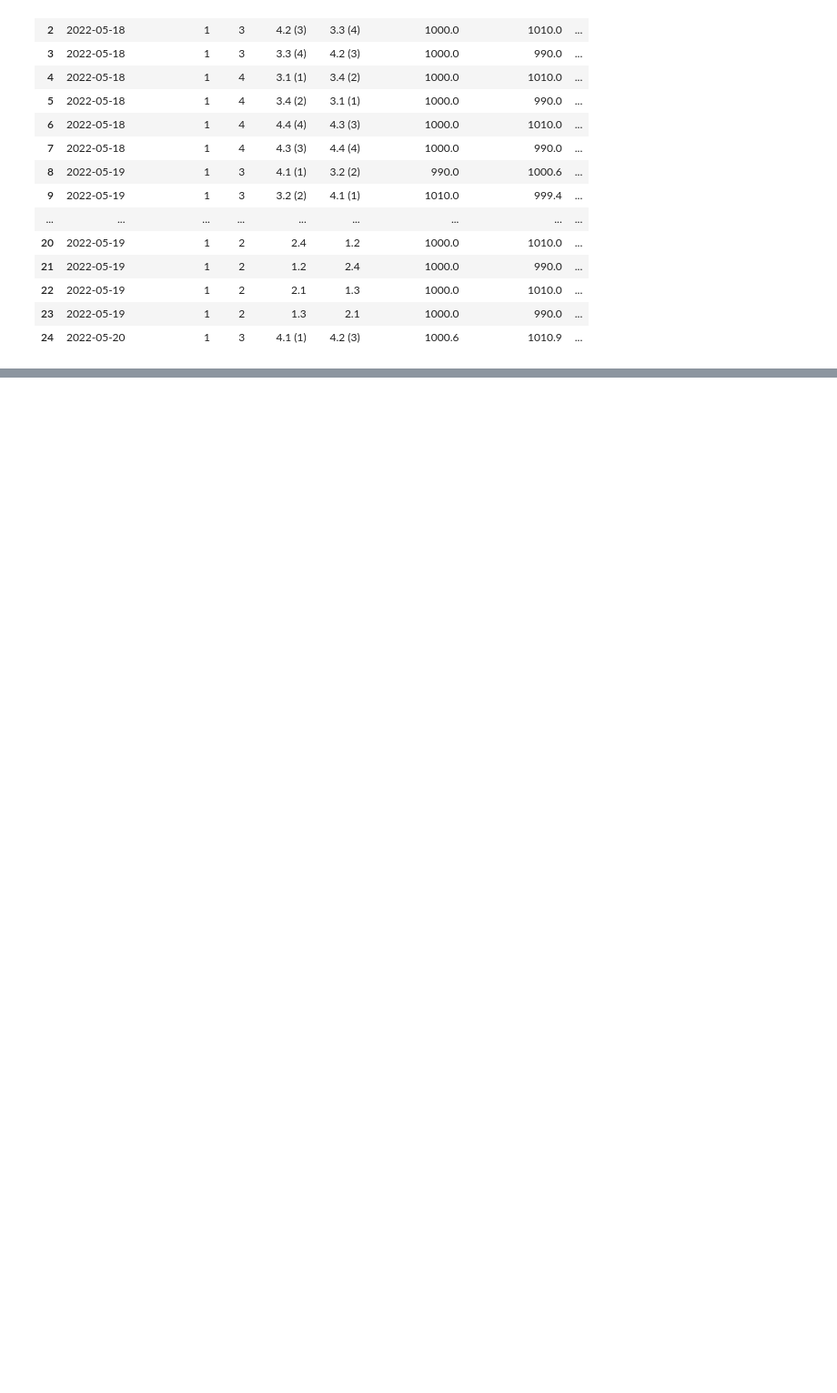
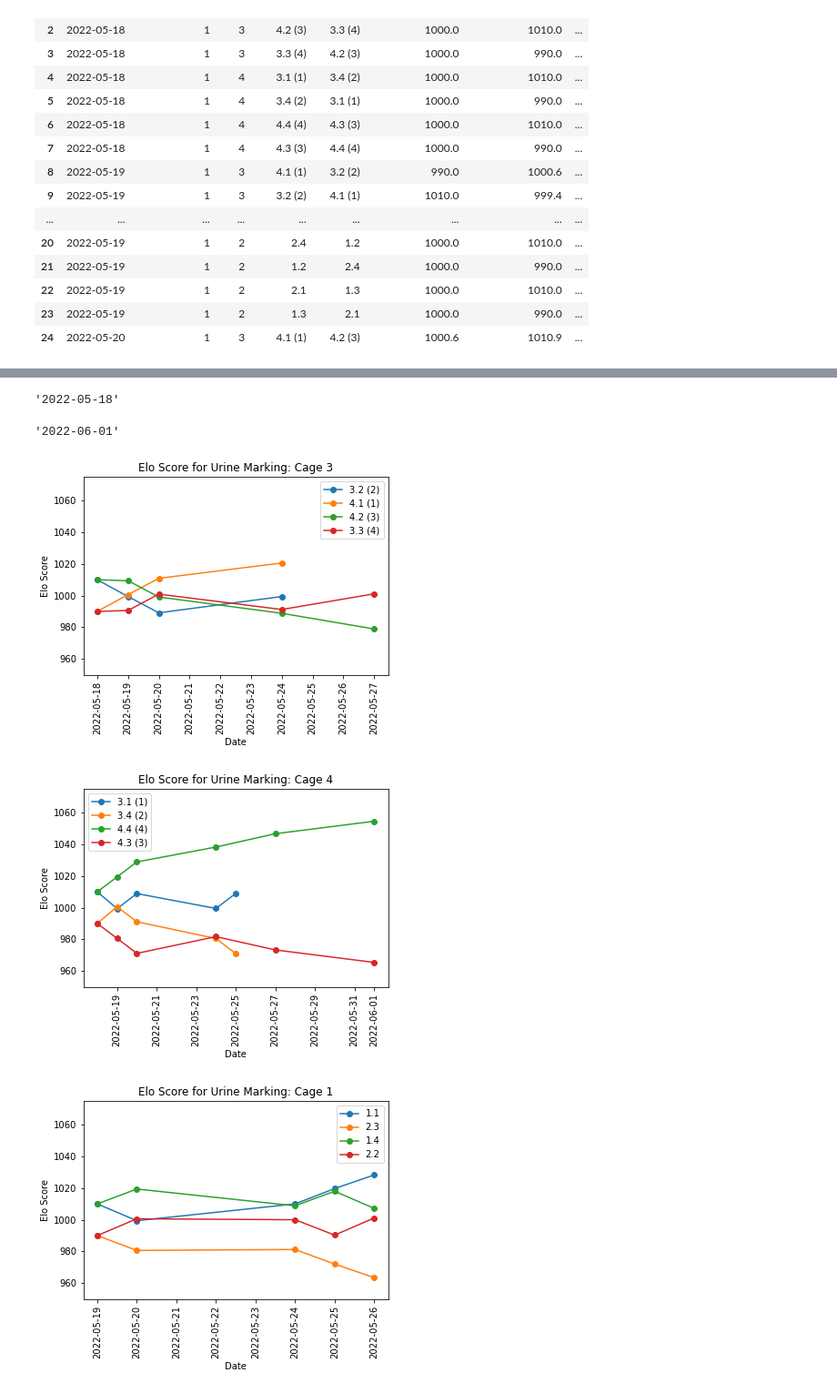
Before and after one commit to padillacoreanolab/literature_review_processing, a Jupyter notebook: results/elo_score_testing/urine_marking_processing.ipynb, the cells around one changed output, grey strips where cells are left out. Shown at 91% size. Drawn from its saved outputs; the diff is of its cells as text; code cells hidden in the pictures; blank space fills up the shorter version.

Commit message:
nb: urine marking plots

```diff
--- a/results/elo_score_testing/urine_marking_processing.ipynb
+++ b/results/elo_score_testing/urine_marking_processing.ipynb
@@ -6,6 +11,10 @@ from collections import defaultdict
 # %%
 import numpy as np
 import pandas as pd
+# %%
+# Increase size of plot in jupyter
+
+plt.rcParams["figure.figsize"] = (10,6)
 # %% [markdown]
 ## Summary
 # %% [markdown]
@@ -299,0 +311,51 @@ urine_marking_elo_score_df.head(n=25)
+# %%
+# Given timestamp in string
+time_str = '2021-7-24'
+date_format_str = '%Y-%m-%d'
+# create datetime object from timestamp string
+given_time = datetime.strptime(time_str, date_format_str)
+# %%
+urine_marking_elo_score_df["date_time"] = urine_marking_elo_score_df["date"].apply(lambda x: datetime.strptime(x, date_format_str))
+# %%
+earliest_date = urine_marking_elo_score_df["date"].min()
+latest_date = urine_marking_elo_score_df["date"].max()
+# %%
+earliest_date
+# %% [output]
+'2022-05-18'
+# %%
+latest_date
+# %% [output]
+'2022-06-01'
+# %%
+# Plotting for each cage
+for cage in urine_marking_elo_score_df["cage"].unique():
+    fig, ax = plt.subplots()
+    # Getting all the rows with the current cage number
+    cage_df = urine_marking_elo_score_df[urine_marking_elo_score_df["cage"] == cage]
+
+    # Plotting a line for each subject
+    for subject in cage_df["subject_id"].unique():
+        # Getting all the rows with the current subject
+        subject_df = cage_df[cage_df["subject_id"] == subject]
+        # Making the dates into days after the first session by subtracting all the dates by the first date
+        ax.plot(subject_df["date_time"], subject_df["updated_elo_score"], '-o', label=subject)
+
+
+
+    # Setting the Y-Axis to only plot from 0 to 30 because we adjusted the latency to always be under 30
+#     ax.set_ylim(0, 1)
+    # Labeling the X/Y Axis and the title
+    ax.set_xlabel("Date")
+    ax.set_ylabel("Elo Score")
+    ax.set_title("Elo Score for Urine Marking: Cage {}".format(cage))
+    # To show the legend
+    ax.legend()
+    plt.xticks(rotation=90)
+    plt.ylim(950, 1075)
+    file_name = "urine_marking_elo_score_cage_{}_date_{}_{}.png".format(cage, earliest_date, latest_date)
+    plt.savefig(os.path.join("./proc/plots/urine_marking", file_name))
+# %% [output]
+[figure, added]
+[figure, added]
+[figure, added]
```
Also changed, not shown: parts of 4 cells of this notebook.
